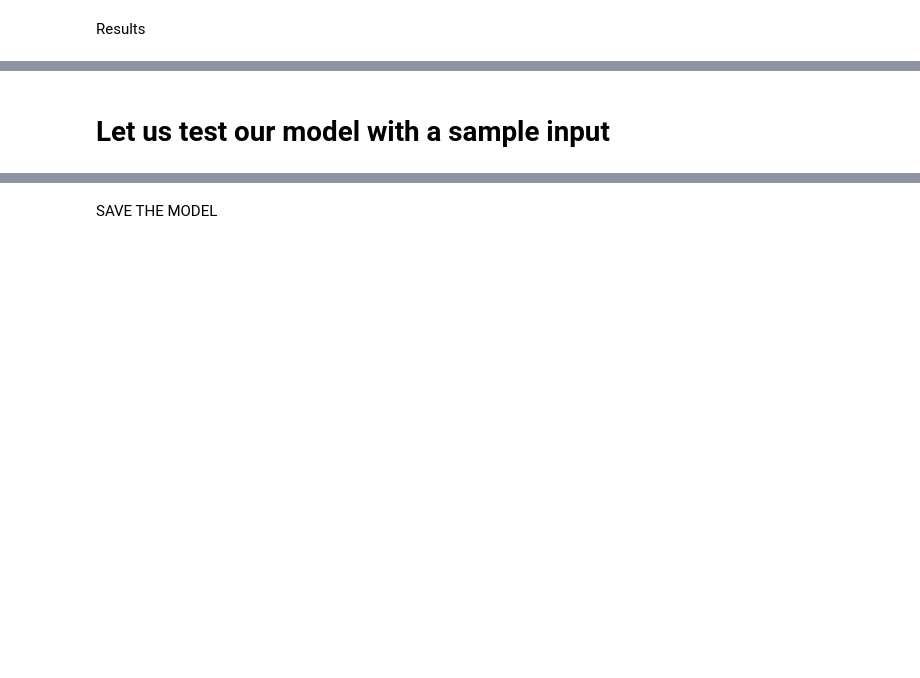
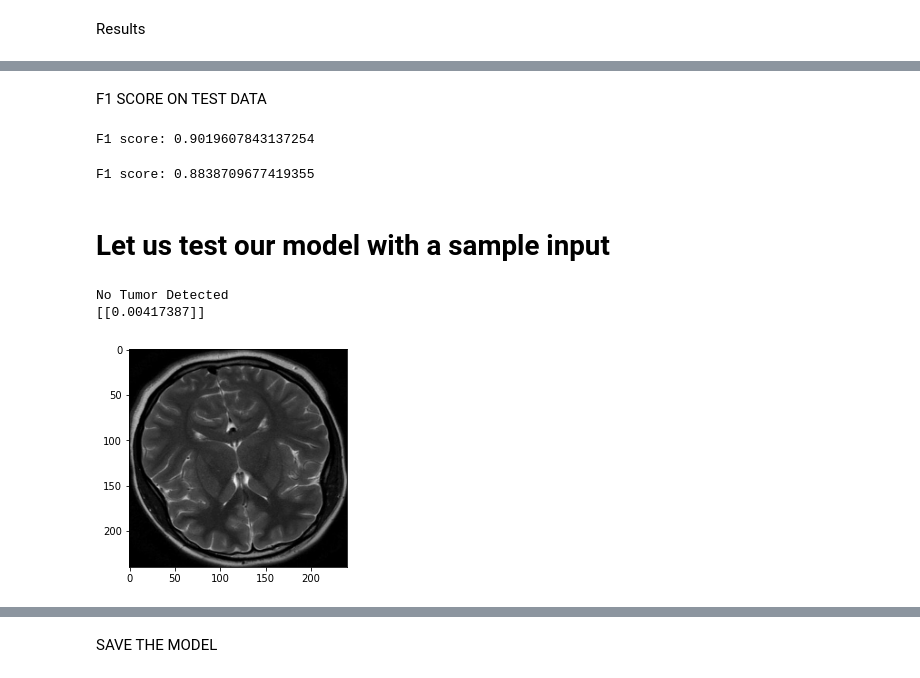
Before and after one commit to nisishere/Brain_Tumor_Detection_CNN, a Jupyter notebook: Brain_tumor_detection.ipynb, the cells around one changed output, grey strips where cells are left out. Cells and saved outputs as stored; diff of their text form; code cells hidden in the pictures; blank space fills up the shorter version.

```diff
--- a/Brain_tumor_detection.ipynb
+++ b/Brain_tumor_detection.ipynb
@@ -449,0 +519,4 @@ Test: accuracy = 0.841935  ;  loss = 0.369099
+# %%
+#loading the best model
+best_model = load_model(filepath='models/cnn-parameters-improvement-05-0.88.model')
+best_model.metrics_names
@@ -449,0 +537,2 @@ Test: accuracy = 0.841935  ;  loss = 0.369099
+# %% [markdown]
+F1 SCORE ON TEST DATA
@@ -450,5 +541,45 @@ Test: accuracy = 0.841935  ;  loss = 0.369099
+# %%
+f1score = compute_f1_score(y_test, y_test_prob)
+print(f"F1 score: {f1score}")
+# %% [output]
+F1 score: 0.9019607843137254
+# %%
+#f1 score for validation set
+
+y_val_prob = best_model.predict(X_val)
+
+
+
+f1score_val = compute_f1_score(y_val, y_val_prob)
+print(f"F1 score: {f1score_val}")
+# %% [output]
+F1 score: 0.8838709677419355
 # %% [markdown]
 # Let us test our model with a sample input
+# %%
+sample = []
+image = cv2.imread("/content/drive/MyDrive/brain tumor detection/Brain-Tumor-Detection-master/augmented data/no/aug_1 no._0_1102.jpg")
+
+image = crop_brain_contour(image, plot=False)
+
+image = cv2.resize(image, dsize=(240, 240), interpolation=cv2.INTER_CUBIC)
+
+image = image / 255.
+plt.imshow(image)
+sample.append(image)
+sample = np.array(sample)
+y=best_model.predict(sample)
+prediction = y[0][0]
+prediction = round(prediction)
+if prediction == 1:
+  print ("Tumor Detected")
+else :
+  print("No Tumor Detected")
+print(y)
+# %% [output]
+No Tumor Detected
+[[0.00417387]]
+[figure, added]
 # %%
 
 
```
Also changed, not shown: parts of 26 cells of this notebook.
